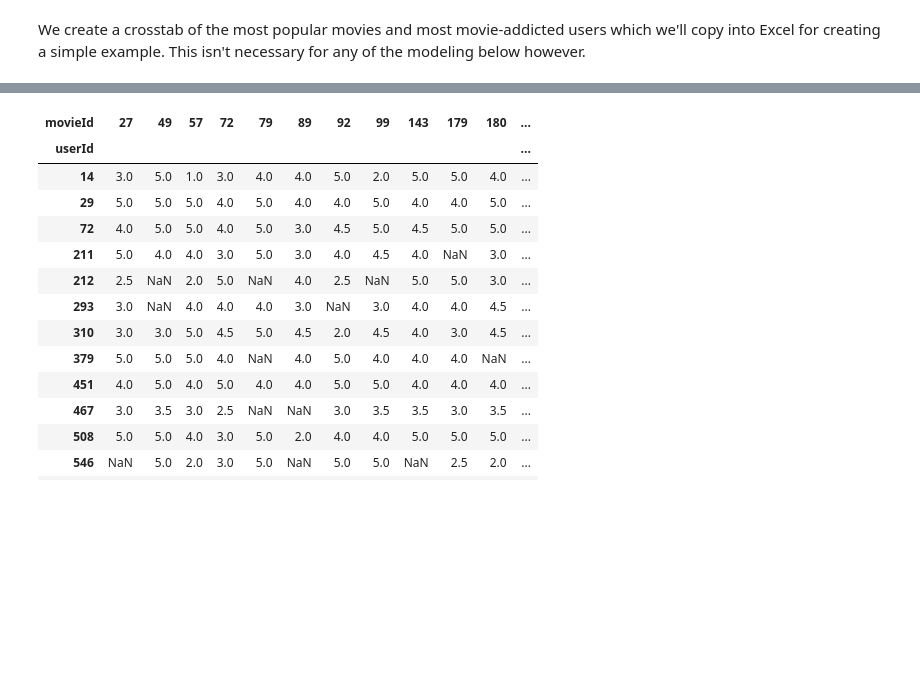
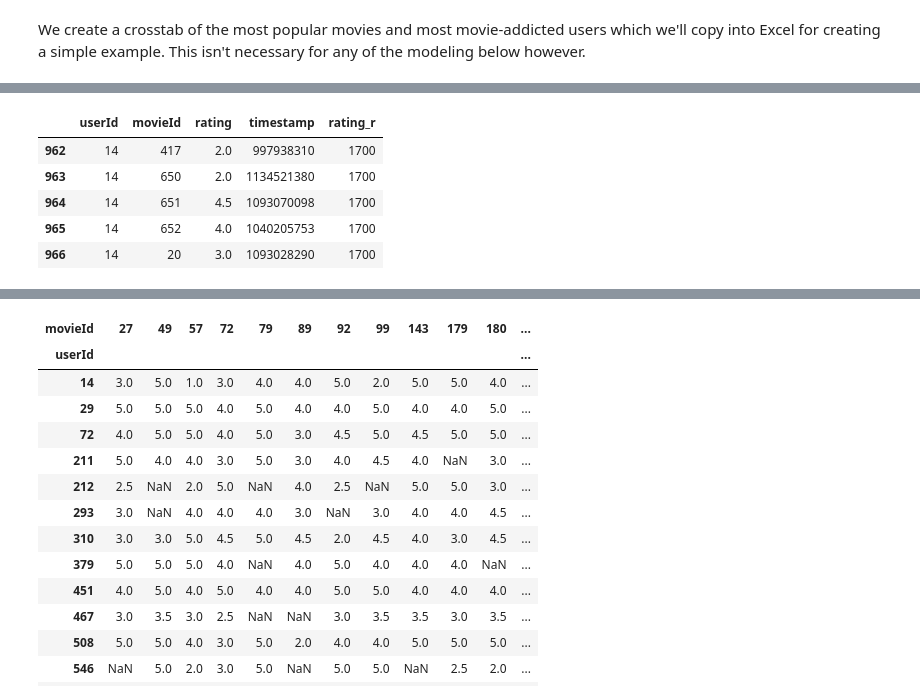
Before and after one commit to Yashar78/courses, a Jupyter notebook: deeplearning1/nbs/RahimNBS/RahimLesson4.ipynb, the cells around one changed output, grey strips where cells are left out. Saved outputs shown, nothing was run; the diff lists cells and outputs as text; code cells hidden in the pictures; blank space fills up the shorter version.

```diff
--- a/deeplearning1/nbs/RahimNBS/RahimLesson4.ipynb
+++ b/deeplearning1/nbs/RahimNBS/RahimLesson4.ipynb
@@ -97,5 +126,14 @@ g=ratings.groupby('movieId')['rating'].count()
 topMovies=g.sort_values(ascending=False)[:15]
 # %%
 top_r = ratings.join(topUsers, rsuffix='_r', how='inner', on='userId')
+# %%
+top_r.head()
+# %% [output]
+|  | userId | movieId | rating | timestamp | rating_r |
+| 962 | 14 | 417 | 2.0 | 997938310 | 1700 |
+| 963 | 14 | 650 | 2.0 | 1134521380 | 1700 |
+| 964 | 14 | 651 | 4.5 | 1093070098 | 1700 |
+| 965 | 14 | 652 | 4.0 | 1040205753 | 1700 |
+| 966 | 14 | 20 | 3.0 | 1093028290 | 1700 |
 # %%
 top_r = top_r.join(topMovies, rsuffix='_r', how='inner', on='movieId')
```
Also changed, not shown: parts of 34 cells of this notebook, 3 other files.
